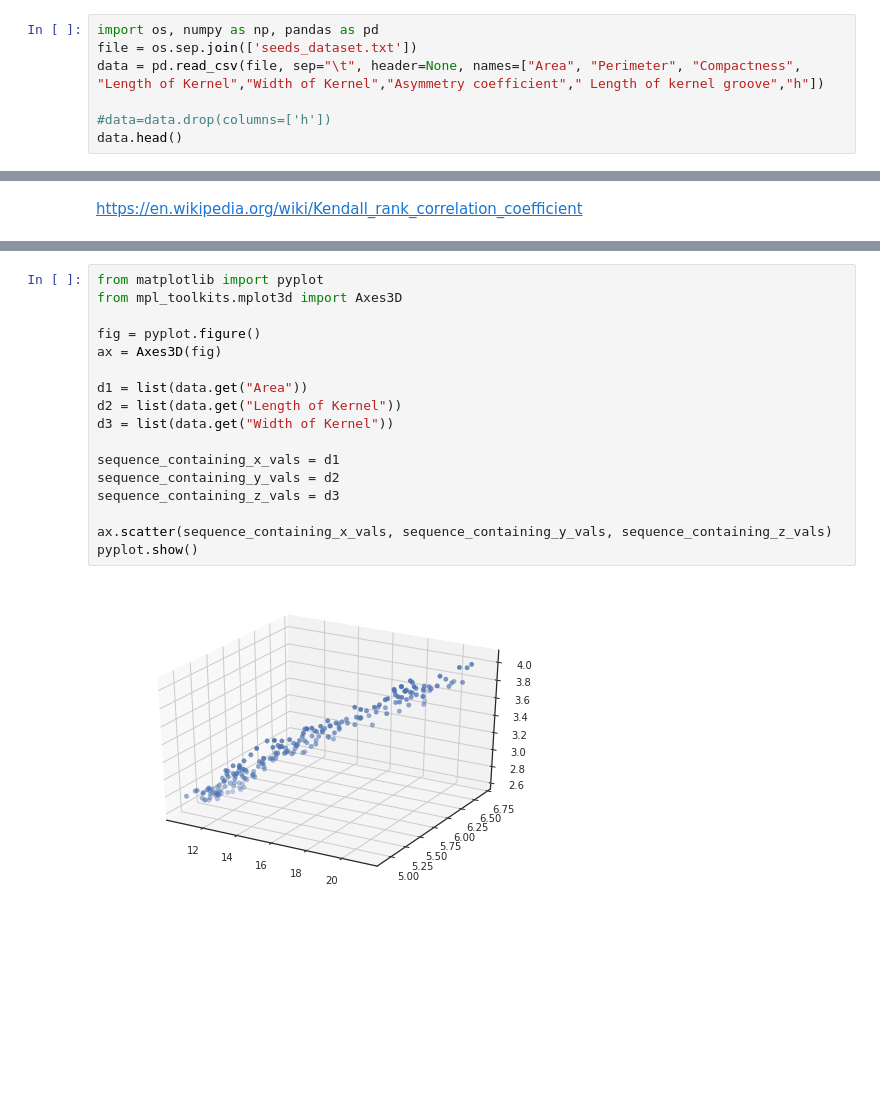
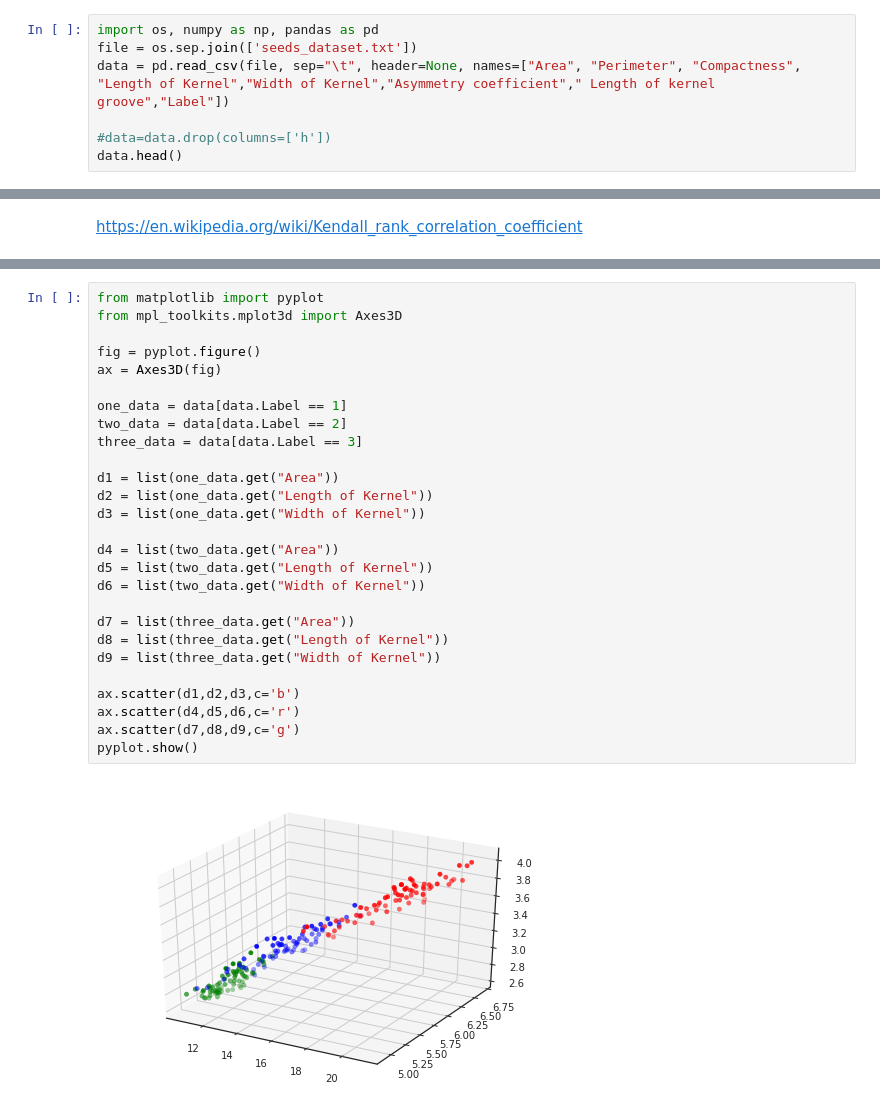
Before and after one commit to soaresdominic/ClusterAnalysis, a Jupyter notebook: DataViz.ipynb, the cells around one changed output, grey strips where cells are left out. Saved outputs shown, nothing was run; the diff lists cells and outputs as text; blank space fills up the shorter version.

```diff
--- a/DataViz.ipynb
+++ b/DataViz.ipynb
@@ -4,7 +4,7 @@ Importing pandas and data files
 # %%
 import os, numpy as np, pandas as pd
 file = os.sep.join(['seeds_dataset.txt'])
-data = pd.read_csv(file, sep="\t", header=None, names=["Area", "Perimeter", "Compactness", "Length of Kernel","Width of Kernel","Asymmetry coefficient"," Length of kernel groove","h"])
+data = pd.read_csv(file, sep="\t", header=None, names=["Area", "Perimeter", "Compactness", "Length of Kernel","Width of Kernel","Asymmetry coefficient"," Length of kernel groove","Label"])
 
 #data=data.drop(columns=['h'])
 data.head()
@@ -175,19 +108,29 @@ sns.heatmap(corr, mask=np.zeros_like(corr, dtype=np.bool), cmap=sns.diverging_pa
-# %%
-from matplotlib import pyplot
-from mpl_toolkits.mplot3d import Axes3D
-
-fig = pyplot.figure()
-ax = Axes3D(fig)
-
-d1 = list(data.get("Area"))
-d2 = list(data.get("Length of Kernel"))
-d3 = list(data.get("Width of Kernel"))
-
-sequence_containing_x_vals = d1
-sequence_containing_y_vals = d2
-sequence_containing_z_vals = d3
-
-ax.scatter(sequence_containing_x_vals, sequence_containing_y_vals, sequence_containing_z_vals)
-pyplot.show()
-# %% [output]
-[figure, removed]
+# %%
+from matplotlib import pyplot
+from mpl_toolkits.mplot3d import Axes3D
+
+fig = pyplot.figure()
+ax = Axes3D(fig)
+
+one_data = data[data.Label == 1]
+two_data = data[data.Label == 2]
+three_data = data[data.Label == 3]
+
+d1 = list(one_data.get("Area"))
+d2 = list(one_data.get("Length of Kernel"))
+d3 = list(one_data.get("Width of Kernel"))
+
+d4 = list(two_data.get("Area"))
+d5 = list(two_data.get("Length of Kernel"))
+d6 = list(two_data.get("Width of Kernel"))
+
+d7 = list(three_data.get("Area"))
+d8 = list(three_data.get("Length of Kernel"))
+d9 = list(three_data.get("Width of Kernel"))
+
+ax.scatter(d1,d2,d3,c='b')
+ax.scatter(d4,d5,d6,c='r')
+ax.scatter(d7,d8,d9,c='g')
+pyplot.show()
+# %% [output]
+[figure, added]
```
Also changed, not shown: parts of 5 cells of this notebook, 2 other files.
